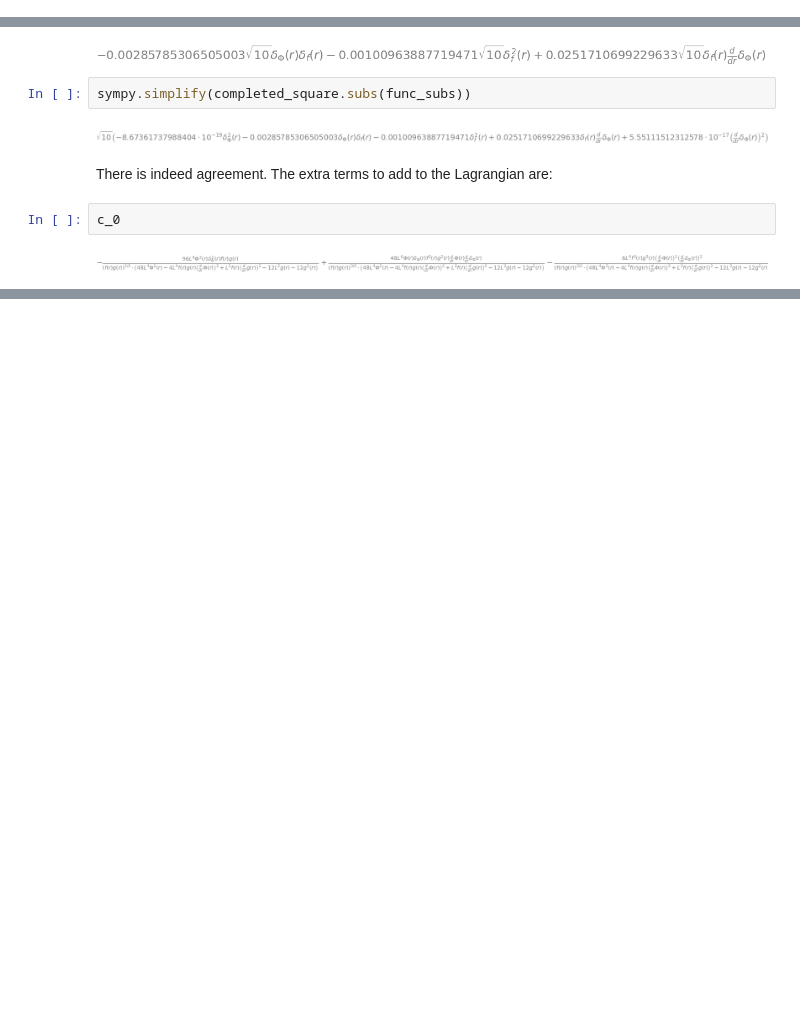
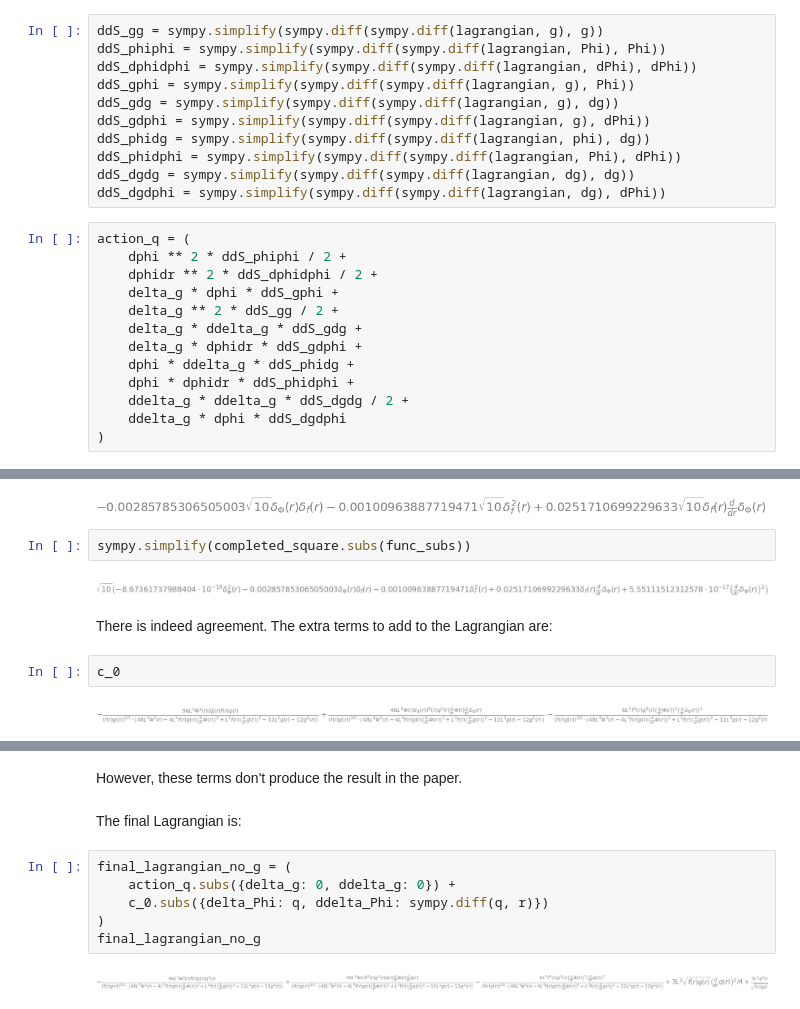
Before and after one commit to jchryssanthacopoulos/wormholes, a Jupyter notebook: second_order_action_analysis.ipynb, the cells around one changed output, grey strips where cells are left out. Drawn from its saved outputs; the diff is of its cells as text; blank space fills up the shorter version.

```diff
--- a/second_order_action_analysis_dg_zero.ipynb
+++ b/second_order_action_analysis.ipynb
@@ -5,3 +49,27 @@ sympy.init_printing()
+# %%
+ddS_gg = sympy.simplify(sympy.diff(sympy.diff(lagrangian, g), g))
+ddS_phiphi = sympy.simplify(sympy.diff(sympy.diff(lagrangian, Phi), Phi))
+ddS_dphidphi = sympy.simplify(sympy.diff(sympy.diff(lagrangian, dPhi), dPhi))
+ddS_gphi = sympy.simplify(sympy.diff(sympy.diff(lagrangian, g), Phi))
+ddS_gdg = sympy.simplify(sympy.diff(sympy.diff(lagrangian, g), dg))
+ddS_gdphi = sympy.simplify(sympy.diff(sympy.diff(lagrangian, g), dPhi))
+ddS_phidg = sympy.simplify(sympy.diff(sympy.diff(lagrangian, phi), dg))
+ddS_phidphi = sympy.simplify(sympy.diff(sympy.diff(lagrangian, Phi), dPhi))
+ddS_dgdg = sympy.simplify(sympy.diff(sympy.diff(lagrangian, dg), dg))
+ddS_dgdphi = sympy.simplify(sympy.diff(sympy.diff(lagrangian, dg), dPhi))
+# %%
+action_q = (
+    dphi ** 2 * ddS_phiphi / 2 +
+    dphidr ** 2 * ddS_dphidphi / 2 +
+    delta_g * dphi * ddS_gphi +
+    delta_g ** 2 * ddS_gg / 2 +
+    delta_g * ddelta_g * ddS_gdg +
+    delta_g * dphidr * ddS_gdphi +
+    dphi * ddelta_g * ddS_phidg +
+    dphi * dphidr * ddS_phidphi +
+    ddelta_g * ddelta_g * ddS_dgdg / 2 +
+    ddelta_g * dphi * ddS_dgdphi
+)
 # %% [markdown]
 ### Quadratic Action when dg = 0
 # %% [markdown]
@@ -233,0 +277,12 @@ c_0
+# %% [markdown]
+However, these terms don't produce the result in the paper.
+# %% [markdown]
+The final Lagrangian is:
+# %%
+final_lagrangian_no_g = (
+    action_q.subs({delta_g: 0, ddelta_g: 0}) +
+    c_0.subs({delta_Phi: q, ddelta_Phi: sympy.diff(q, r)})
+)
+final_lagrangian_no_g
+# %% [output]
+[figure, added]
```
Also changed, not shown: parts of 38 cells of this notebook.
